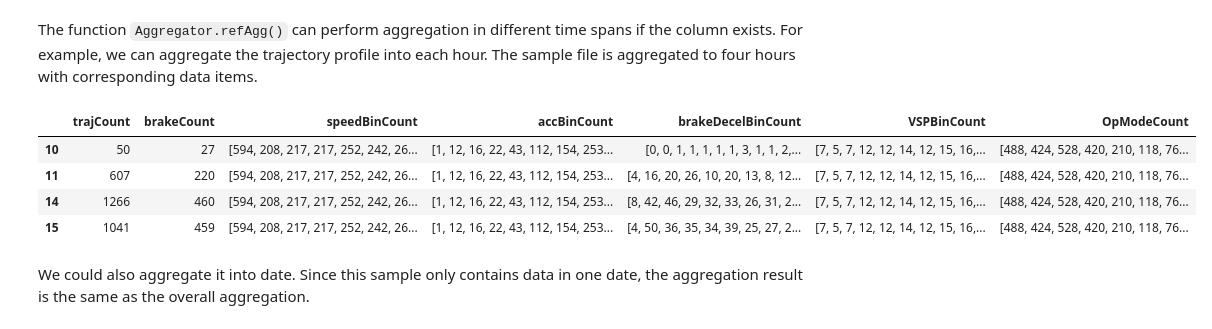
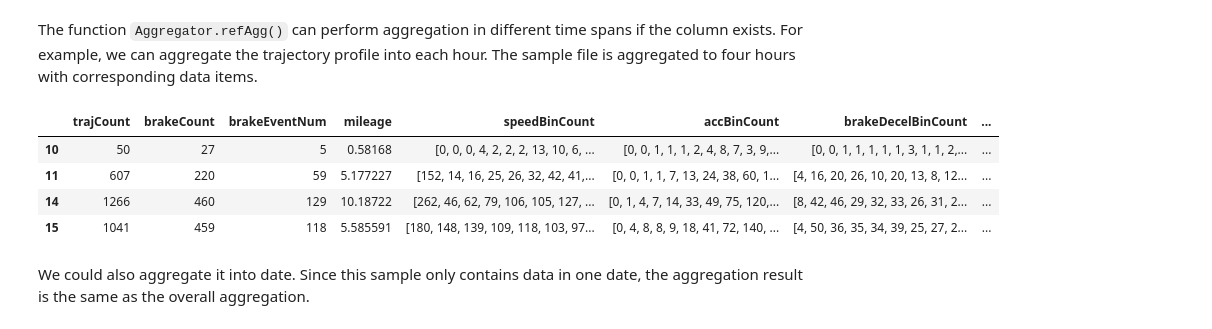
Before and after one commit to QiuziChen/brake-wear-emission-modeling, a Jupyter notebook: Doc_4_Multi_Level_Aggregation.ipynb, the cells around one changed output. Drawn from its saved outputs; the diff is of its cells as text; code cells hidden in the pictures.

```diff
--- a/Doc_4_Multi_Level_Aggregation.ipynb
+++ b/Doc_4_Multi_Level_Aggregation.ipynb
@@ -41,6 +26,6 @@ LABEL_FONT = {
 # %%
 import pandas as pd
-traj = pd.read_csv("./data/traj/sample_matched.csv")
+traj = pd.read_csv("./data/traj/sample_processed.csv")
 traj.head()
 # %% [output]
 |  | vehID | orderID | tripID | time[s] | lon | lat | dist[km] | interval[s] | speed[km/h] | acc[m/s2] | ... |
@@ -117,14 +102,14 @@ traj.head()
 # %% [markdown]
 The function `Aggregator.refAgg()` can perform aggregation in different time spans if the column exists. For example, we can aggregate the trajectory profile into each hour. The sample file is aggregated to four hours with corresponding data items.
 # %%
-agg_hour = agg.refAgg(traj, refCol='hour')
+agg_hour = agg.binAgg(traj, refCol='hour')
 agg_hour
 # %% [output]
-|  | trajCount | brakeCount | speedBinCount | accBinCount | brakeDecelBinCount | VSPBinCount | OpModeCount |
-| 10 | 50 | 27 | [594, 208, 217, 217, 252, 242, 26... | [1, 12, 16, 22, 43, 112, 154, 253... | [0, 0, 1, 1, 1, 1, 1, 3, 1, 1, 2,... | [7, 5, 7, 12, 12, 14, 12, 15, 16,... | [488, 424, 528, 420, 210, 118, 76... |
-| 11 | 607 | 220 | [594, 208, 217, 217, 252, 242, 26... | [1, 12, 16, 22, 43, 112, 154, 253... | [4, 16, 20, 26, 10, 20, 13, 8, 12... | [7, 5, 7, 12, 12, 14, 12, 15, 16,... | [488, 424, 528, 420, 210, 118, 76... |
-| 14 | 1266 | 460 | [594, 208, 217, 217, 252, 242, 26... | [1, 12, 16, 22, 43, 112, 154, 253... | [8, 42, 46, 29, 32, 33, 26, 31, 2... | [7, 5, 7, 12, 12, 14, 12, 15, 16,... | [488, 424, 528, 420, 210, 118, 76... |
-| 15 | 1041 | 459 | [594, 208, 217, 217, 252, 242, 26... | [1, 12, 16, 22, 43, 112, 154, 253... | [4, 50, 36, 35, 34, 39, 25, 27, 2... | [7, 5, 7, 12, 12, 14, 12, 15, 16,... | [488, 424, 528, 420, 210, 118, 76... |
+|  | trajCount | brakeCount | brakeEventNum | mileage | speedBinCount | accBinCount | brakeDecelBinCount | ... |
+| 10 | 50 | 27 | 5 | 0.58168 | [0, 0, 0, 4, 2, 2, 2, 13, 10, 6, ... | [0, 0, 1, 1, 1, 2, 4, 8, 7, 3, 9,... | [0, 0, 1, 1, 1, 1, 1, 3, 1, 1, 2,... | ... |
+| 11 | 607 | 220 | 59 | 5.177227 | [152, 14, 16, 25, 26, 32, 42, 41,... | [0, 0, 1, 1, 7, 13, 24, 38, 60, 1... | [4, 16, 20, 26, 10, 20, 13, 8, 12... | ... |
+| 14 | 1266 | 460 | 129 | 10.18722 | [262, 46, 62, 79, 106, 105, 127, ... | [0, 1, 4, 7, 14, 33, 49, 75, 120,... | [8, 42, 46, 29, 32, 33, 26, 31, 2... | ... |
+| 15 | 1041 | 459 | 118 | 5.585591 | [180, 148, 139, 109, 118, 103, 97... | [0, 4, 8, 8, 9, 18, 41, 72, 140, ... | [4, 50, 36, 35, 34, 39, 25, 27, 2... | ... |
 # %% [markdown]
 We could also aggregate it into date. Since this sample only contains data in one date, the aggregation result is the same as the overall aggregation.
 # %%
```
Also changed, not shown: parts of 9 cells of this notebook.
